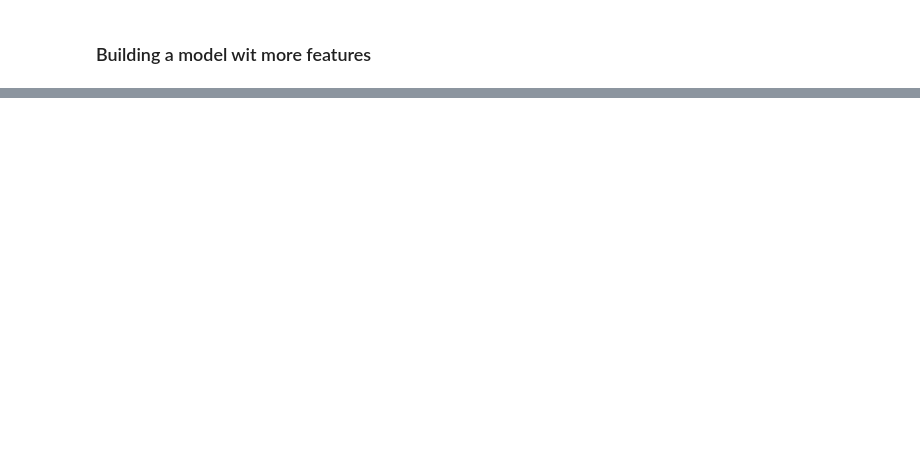
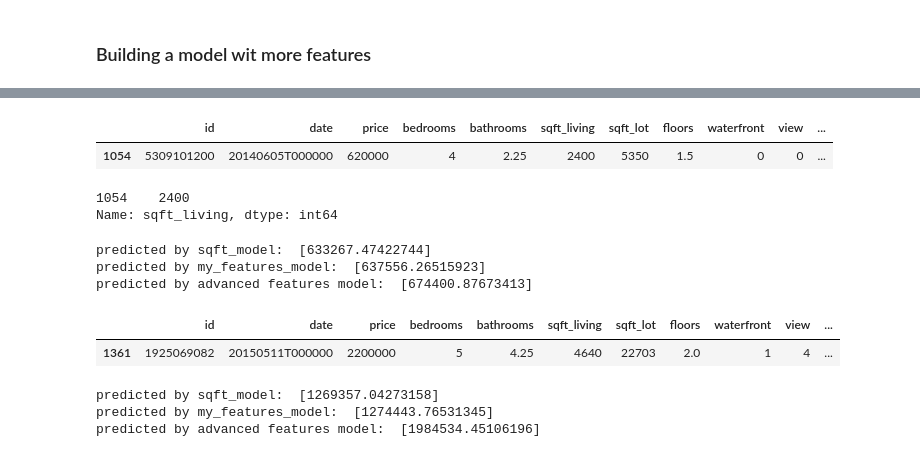
Before and after one commit to Aafaaq77/machineLearningCoursera, a Jupyter notebook: course1/linRegressionWeek2.ipynb, the cells around one changed output, grey strips where cells are left out. Cells and saved outputs as stored; diff of their text form; code cells hidden in the pictures; blank space fills up the shorter version.

```diff
--- a/course1/linRegressionWeek2.ipynb
+++ b/course1/linRegressionWeek2.ipynb
@@ -129,0 +194,32 @@ my_features = ['bedrooms','bathrooms','sqft_living','sqft_lot','floors','zipcode
+# %%
+house1
+# %% [output]
+|  | id | date | price | bedrooms | bathrooms | sqft_living | sqft_lot | floors | waterfront | view | ... |
+| 1054 | 5309101200 | 20140605T000000 | 620000 | 4 | 2.25 | 2400 | 5350 | 1.5 | 0 | 0 | ... |
+# %%
+house1['sqft_living']
+# %% [output]
+1054    2400
+Name: sqft_living, dtype: int64
+# %%
+print('predicted by sqft_model: ', sqft_model.predict(np.array(house1['sqft_living']).reshape(-1, 1)))
+print('predicted by my_features_model: ', my_features_model.predict(house1[my_features]))
+print('predicted by advanced features model: ', advanced_features_model.predict(house1[advanced_features]))
+# %% [output]
+predicted by sqft_model:  [633267.47422744]
+predicted by my_features_model:  [637556.26515923]
+predicted by advanced features model:  [674400.87673413]
+# %%
+house2 = sales[sales['id']=='1925069082']
+house2
+# %% [output]
+|  | id | date | price | bedrooms | bathrooms | sqft_living | sqft_lot | floors | waterfront | view | ... |
+| 1361 | 1925069082 | 20150511T000000 | 2200000 | 5 | 4.25 | 4640 | 22703 | 2.0 | 1 | 4 | ... |
+# %%
+print('predicted by sqft_model: ', sqft_model.predict(np.array(house2['sqft_living']).reshape(-1, 1)))
+print('predicted by my_features_model: ', my_features_model.predict(house2[my_features]))
+print('predicted by advanced features model: ', advanced_features_model.predict(house2[advanced_features]))
+# %% [output]
+predicted by sqft_model:  [1269357.04273158]
+predicted by my_features_model:  [1274443.76531345]
+predicted by advanced features model:  [1984534.45106196]
```
Also changed, not shown: parts of 18 cells of this notebook.
